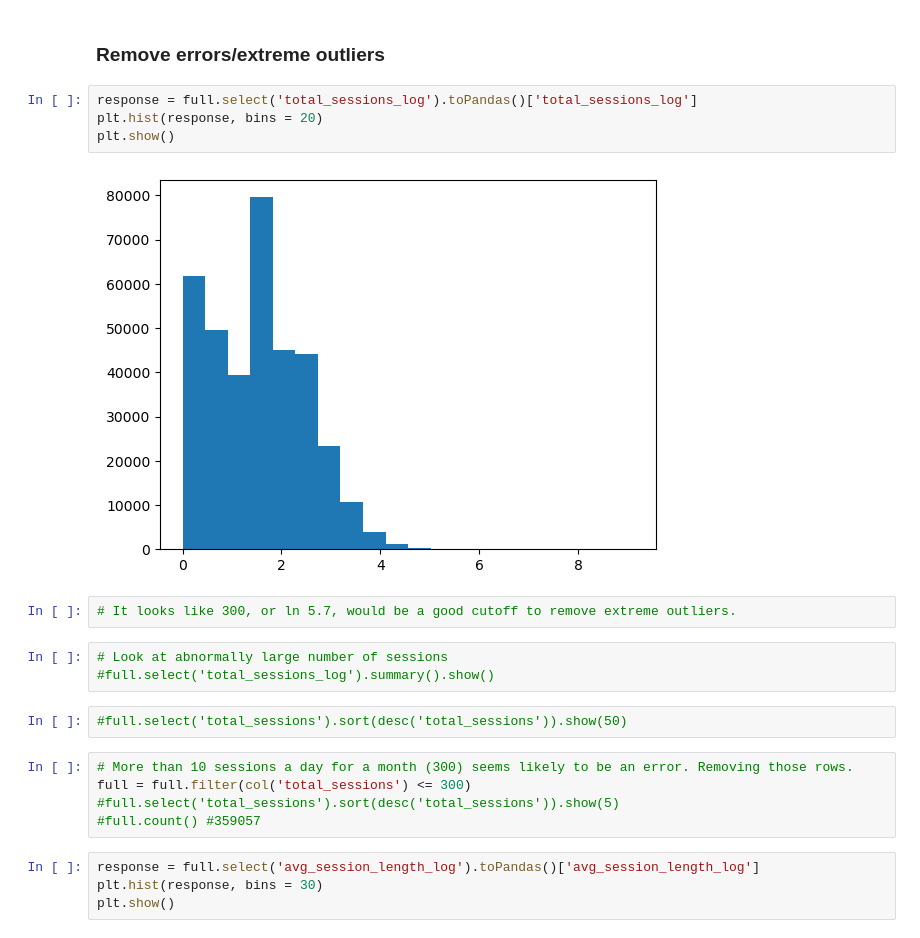
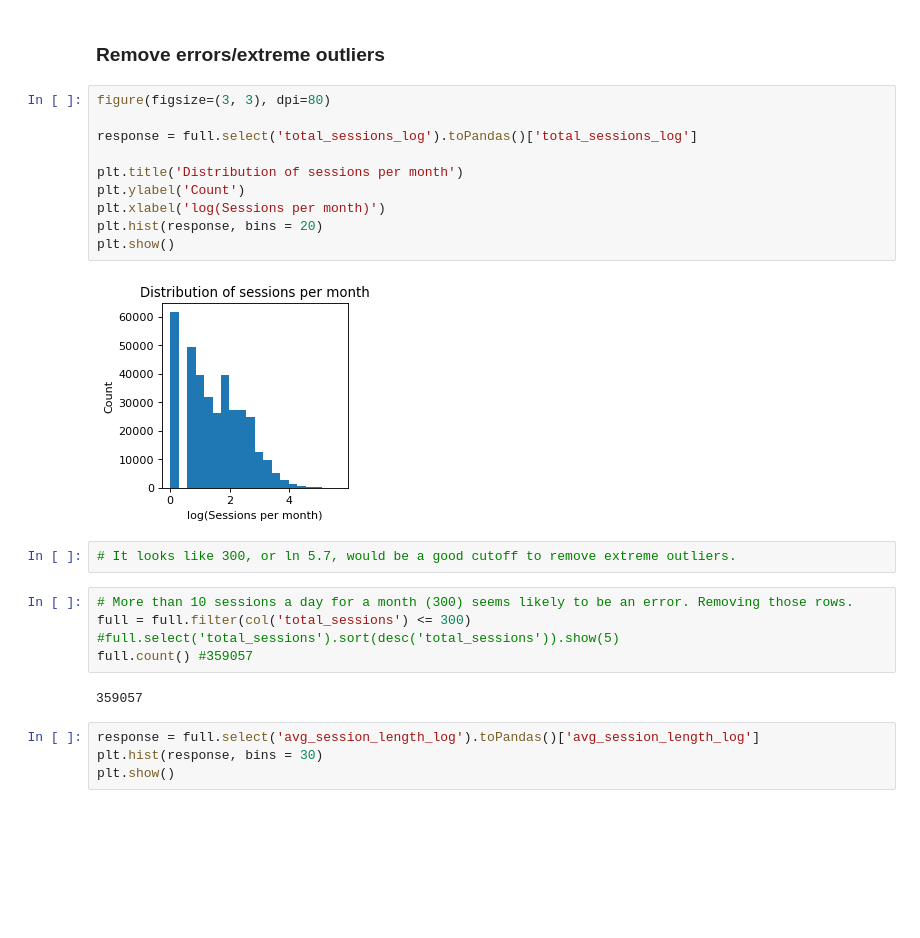
Before and after one commit to rs59/ds5110-project, a Jupyter notebook: 02_feature_creation_and_test_train_split-Copy1.ipynb, the cells around one changed output. Cells and saved outputs as stored; diff of their text form; blank space fills up the shorter version.

```diff
--- a/02_feature_creation_and_test_train_split-Copy1.ipynb
+++ b/02_feature_creation_and_test_train_split-Copy1.ipynb
@@ -283,23 +287,26 @@ full = full.fillna(0, subset=['sd_session_length', 'sd_interactions_per_session'
 # %% [markdown]
 ### Remove errors/extreme outliers
 # %%
+figure(figsize=(3, 3), dpi=80)
+
 response = full.select('total_sessions_log').toPandas()['total_sessions_log']
+
+plt.title('Distribution of sessions per month')
+plt.ylabel('Count')
+plt.xlabel('log(Sessions per month)')
 plt.hist(response, bins = 20)
 plt.show()
 # %% [output]
-[figure, old version]
+[figure, new version]
 # %%
 # It looks like 300, or ln 5.7, would be a good cutoff to remove extreme outliers.
-# %%
-# Look at abnormally large number of sessions
-#full.select('total_sessions_log').summary().show()
-# %%
-#full.select('total_sessions').sort(desc('total_sessions')).show(50)
 # %%
 # More than 10 sessions a day for a month (300) seems likely to be an error. Removing those rows.
 full = full.filter(col('total_sessions') <= 300)
 #full.select('total_sessions').sort(desc('total_sessions')).show(5)
-#full.count() #359057
+full.count() #359057
+# %% [output]
+359057
 # %%
 response = full.select('avg_session_length_log').toPandas()['avg_session_length_log']
 plt.hist(response, bins = 30)
```
Also changed, not shown: parts of 27 cells of this notebook, 2 other files.
